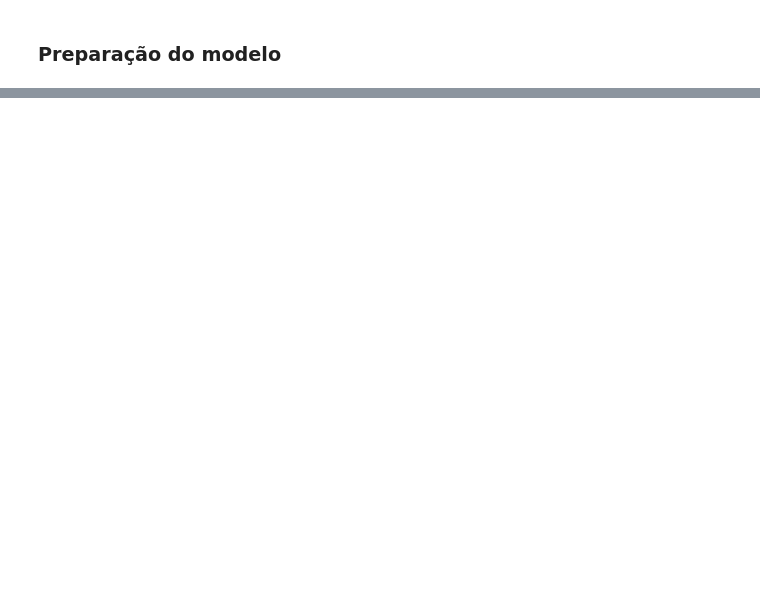
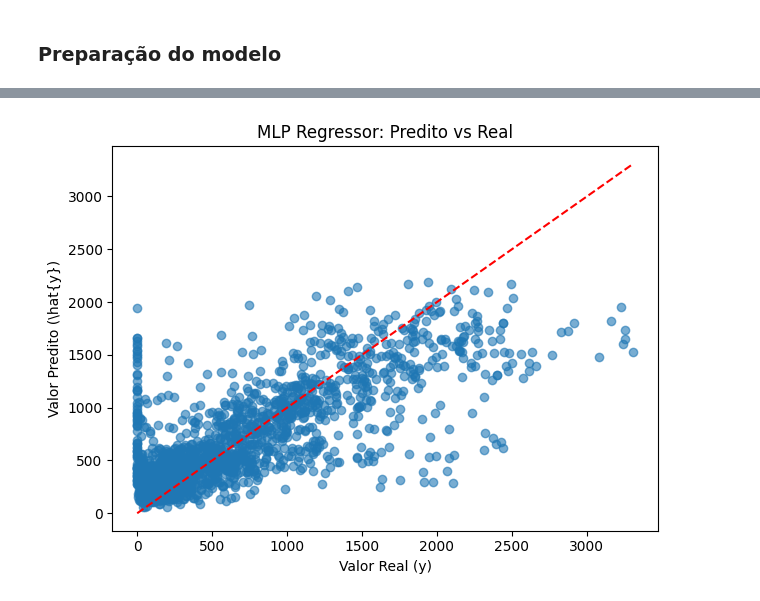
Before and after one commit to JpLimags/Regression_power_consumption__tetouan_city, a Jupyter notebook: seoul bike sharing.ipynb, the cells around one changed output, grey strips where cells are left out. Cells and saved outputs as stored; diff of their text form; code cells hidden in the pictures; blank space fills up the shorter version.

Commit message:
model primary

```diff
--- a/seoul bike sharing.ipynb
+++ b/seoul bike sharing.ipynb
@@ -142,0 +235,87 @@ plt.show()
+# %%
+# Definindo o modelo MLP
+class MLPRegressorModel(nn.Module):
+    def __init__(self, input_dim):
+        super(MLPRegressorModel, self).__init__()
+        self.fc1 = nn.Linear(input_dim, 50)
+        self.fc2 = nn.Linear(50, 50)
+        self.fc3 = nn.Linear(50, 1)
+
+    def forward(self, x):
+        x = torch.relu(self.fc1(x))
+        x = torch.relu(self.fc2(x))
+        x = self.fc3(x)
+        return x
+
+# Criando datasets e dataloaders PyTorch
+train_dataset = BikeRentalDataset(X_train, y_train)
+val_dataset = BikeRentalDataset(X_val, y_val)
+test_dataset = BikeRentalDataset(X_test, y_test)
+
+train_loader = DataLoader(train_dataset, batch_size=32, shuffle=True)
+val_loader = DataLoader(val_dataset, batch_size=32, shuffle=False)
+test_loader = DataLoader(test_dataset, batch_size=32, shuffle=False)
+
+# Inicializando o modelo, critério e otimizador
+input_dim = X_train.shape[1]
+mlp_model = MLPRegressorModel(input_dim)
+criterion = nn.MSELoss()
+optimizer = optim.Adam(mlp_model.parameters(), lr=0.001)
+
+# Treinamento
+num_epochs = 100
+train_losses, val_losses = [], []
+
+for epoch in range(num_epochs):
+    mlp_model.train()
+    epoch_train_loss = 0
+    for inputs, targets in train_loader:
+        optimizer.zero_grad()
+        outputs = mlp_model(inputs).squeeze()
+        loss = criterion(outputs, targets)
+        loss.backward()
+        optimizer.step()
+        epoch_train_loss += loss.item() * len(targets)
+
+    train_loss = epoch_train_loss / len(train_loader.dataset)
+
+    # Avaliação na validação
+    mlp_model.eval()
+    epoch_val_loss = 0
+    with torch.no_grad():
+        for inputs, targets in val_loader:
+            outputs = mlp_model(inputs).squeeze()
+            loss = criterion(outputs, targets)
+            epoch_val_loss += loss.item() * len(targets)
+
+    val_loss = epoch_val_loss / len(val_loader.dataset)
+    train_losses.append(train_loss)
+    val_losses.append(val_loss)
+
+# Avaliação no teste
+mlp_model.eval()
+y_pred_mlp, y_true_mlp = [], []
+with torch.no_grad():
+    for inputs, targets in test_loader:
+        outputs = mlp_model(inputs).squeeze()
+        y_pred_mlp.extend(outputs.numpy())
+        y_true_mlp.extend(targets.numpy())
+
+# Convertendo para arrays numpy
+y_pred_mlp = np.array(y_pred_mlp)
+y_true_mlp = np.array(y_true_mlp)
+
+# Cálculo das métricas
+mse_mlp = mean_squared_error(y_true_mlp, y_pred_mlp)
+mae_mlp = mean_absolute_error(y_true_mlp, y_pred_mlp)
+print(f"MLP Regressor - MSE: {mse_mlp:.2f}, MAE: {mae_mlp:.2f}")
+
+plt.scatter(y_true_mlp, y_pred_mlp, alpha=0.6)
+plt.plot([min(y_true_mlp), max(y_true_mlp)], [min(y_true_mlp), max(y_true_mlp)], color='red', linestyle='--')
+plt.xlabel('Valor Real (y)')
+plt.ylabel('Valor Predito (\hat{y})')
+plt.title('MLP Regressor: Predito vs Real')
+
+plt.tight_layout()
+plt.show()
+# %% [output]
@@ -142,0 +323 @@ plt.show()
+[figure, added]
```
Also changed, not shown: parts of 15 cells of this notebook.
